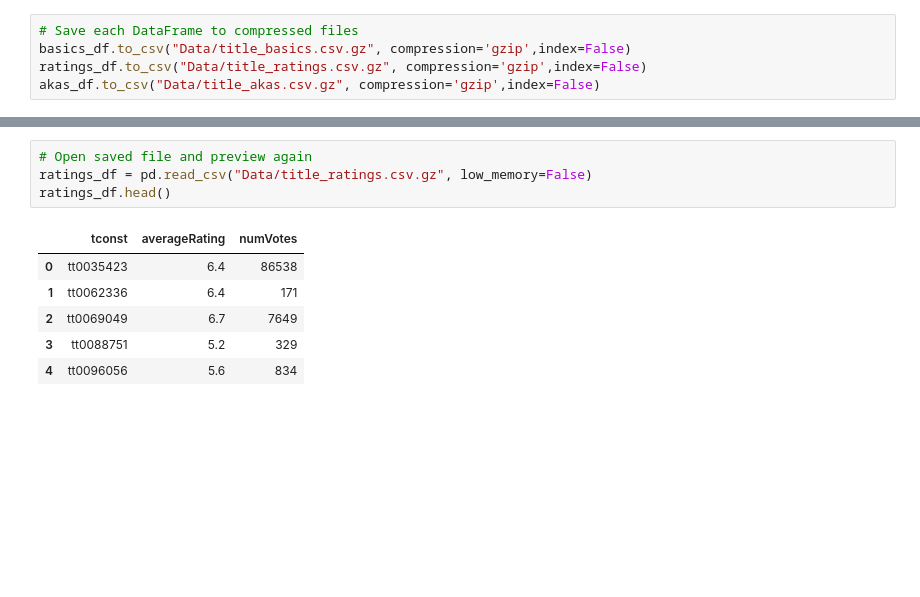
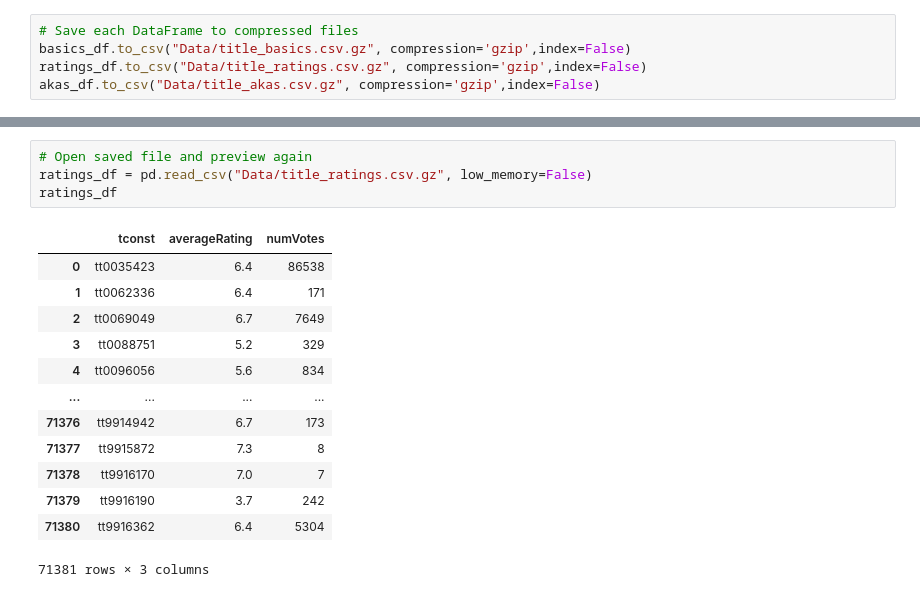
Before and after one commit to john-a-dixon/movie-success-analysis, a Jupyter notebook: process.ipynb, the cells around one changed output, grey strips where cells are left out. Cells and saved outputs as stored; diff of their text form; blank space fills up the shorter version.

```diff
--- a/processor.ipynb
+++ b/process.ipynb
@@ -379,14 +387,21 @@ basics_df.head()
 # %%
 # Open saved file and preview again
 ratings_df = pd.read_csv("Data/title_ratings.csv.gz", low_memory=False)
-ratings_df.head()
+ratings_df
 # %% [output]
 |  | tconst | averageRating | numVotes |
 | 0 | tt0035423 | 6.4 | 86538 |
 | 1 | tt0062336 | 6.4 | 171 |
 | 2 | tt0069049 | 6.7 | 7649 |
 | 3 | tt0088751 | 5.2 | 329 |
 | 4 | tt0096056 | 5.6 | 834 |
+| ... | ... | ... | ... |
+| 71376 | tt9914942 | 6.7 | 173 |
+| 71377 | tt9915872 | 7.3 | 8 |
+| 71378 | tt9916170 | 7.0 | 7 |
+| 71379 | tt9916190 | 3.7 | 242 |
+| 71380 | tt9916362 | 6.4 | 5304 |
+71381 rows × 3 columns
 # %%
 # Open saved file and preview again
 akas_df = pd.read_csv("Data/title_akas.csv.gz", low_memory=False)
```
Also changed, not shown: parts of 4 cells of this notebook.
